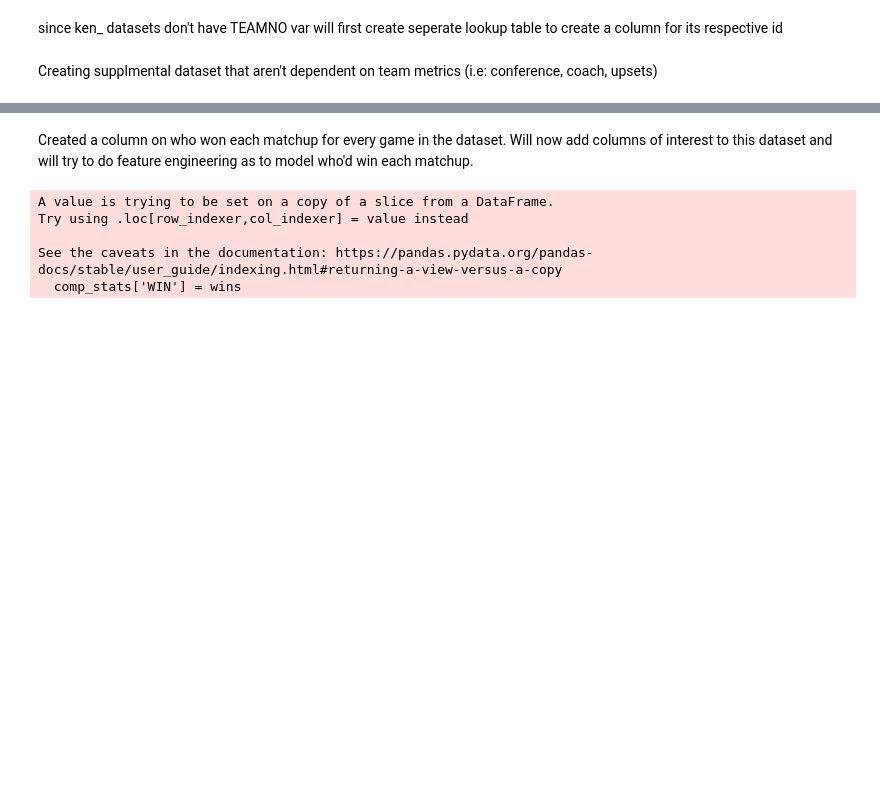
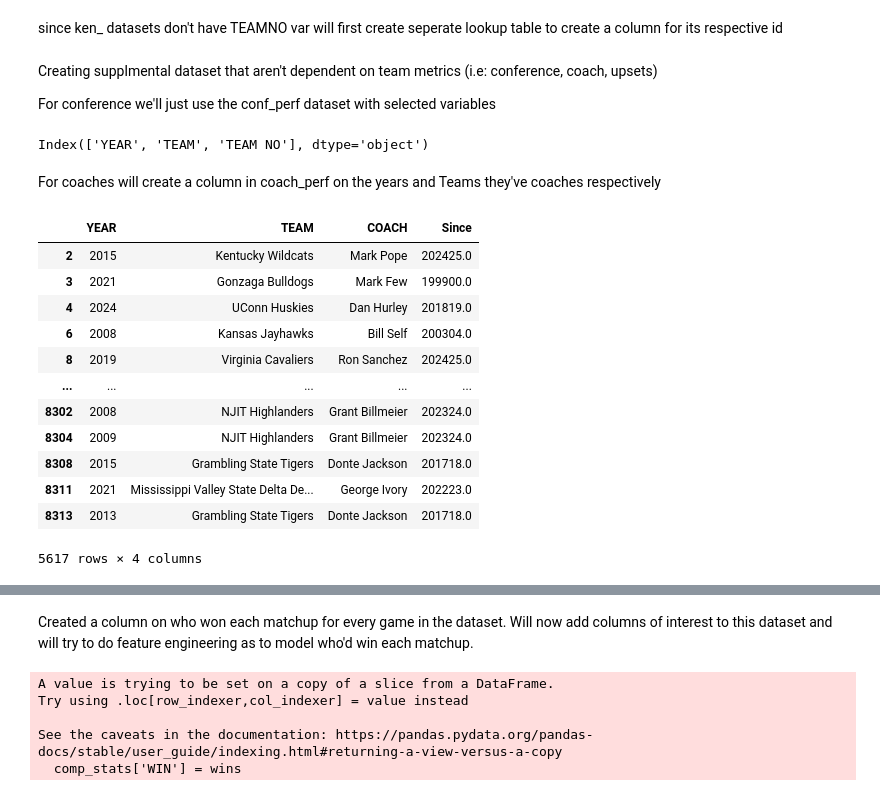
Before and after one commit to nicholaskim1004/MarchMadness, a Jupyter notebook: madness.ipynb, the cells around one changed output, grey strips where cells are left out. Drawn from its saved outputs; the diff is of its cells as text; code cells hidden in the pictures; blank space fills up the shorter version.

```diff
--- a/madness.ipynb
+++ b/madness.ipynb
@@ -41,17 +44,14 @@ upset_inf = pd.read_csv("/Users/nicholaskim/Documents/Repositories/bracket chall
 since ken_ datasets don't have TEAMNO var will first create seperate lookup table to create a column for its respective id
 # %%
 team_ids = team_matchups[['YEAR','TEAM','TEAM NO']].drop_duplicates()
-conf_ids = conf_perf[['YEAR','CONF','CONF ID']].drop_duplicates()
 
 team_res.rename(columns={'TEAM ID':'TEAM NO'},inplace=True)
 
 ken_eff.rename(columns={'Season':'YEAR','Team':'TEAM'},inplace=True)
 ken_height.rename(columns={'Season':'YEAR','TeamName':'TEAM'},inplace=True)
-ken_conf.rename(columns={'Season':'YEAR','Short Conference Name':'CONF'},inplace=True)
 
 ken_eff = ken_eff.merge(team_ids,on=['YEAR','TEAM'],how='left')
 ken_height = ken_height.merge(team_ids,on=['YEAR','TEAM'],how='left')
-ken_conf = ken_conf.merge(conf_ids,on=['YEAR','CONF'],how='left')
 # %%
 temp_away = away_stats.loc[:,['YEAR','TEAM NO','BADJ O','BADJ D','WIN%','EFG%','EFG%D','PPPO','PPPD']]
 temp_home = home_stats.loc[:,['YEAR','TEAM NO','BADJ O','BADJ D','WIN%','EFG%','EFG%D','PPPO','PPPD']]
@@ -97,3 +99,5 @@ temp_ken_eff = ken_eff.loc[:,['YEAR','TEAM NO','Adjusted Offensive Efficiency','
 temp_height = ken_height.loc[:,['YEAR','TEAM NO','AvgHeight','EffectiveHeight','Experience','Bench']]
 # %% [markdown]
 Creating supplmental dataset that aren't dependent on team metrics (i.e: conference, coach, upsets)
+
+For conference we'll just use the conf_perf dataset with selected variables
@@ -99,0 +106,22 @@ Creating supplmental dataset that aren't dependent on team metrics (i.e: confere
+# %%
+team_ids.columns
+# %% [output]
+Index(['YEAR', 'TEAM', 'TEAM NO'], dtype='object')
+# %% [markdown]
+For coaches will create a column in coach_perf on the years and Teams they've coaches respectively
+# %%
+ken_conf[['YEAR','TEAM','COACH','Since']]
+# %% [output]
+|  | YEAR | TEAM | COACH | Since |
+| 2 | 2015 | Kentucky Wildcats | Mark Pope | 202425.0 |
+| 3 | 2021 | Gonzaga Bulldogs | Mark Few | 199900.0 |
+| 4 | 2024 | UConn Huskies | Dan Hurley | 201819.0 |
+| 6 | 2008 | Kansas Jayhawks | Bill Self | 200304.0 |
+| 8 | 2019 | Virginia Cavaliers | Ron Sanchez | 202425.0 |
+| ... | ... | ... | ... | ... |
+| 8302 | 2008 | NJIT Highlanders | Grant Billmeier | 202324.0 |
+| 8304 | 2009 | NJIT Highlanders | Grant Billmeier | 202324.0 |
+| 8308 | 2015 | Grambling State Tigers | Donte Jackson | 201718.0 |
+| 8311 | 2021 | Mississippi Valley State Delta De... | George Ivory | 202223.0 |
+| 8313 | 2013 | Grambling State Tigers | Donte Jackson | 201718.0 |
+5617 rows × 4 columns
```
Also changed, not shown: parts of 11 cells of this notebook, 1 other file.
